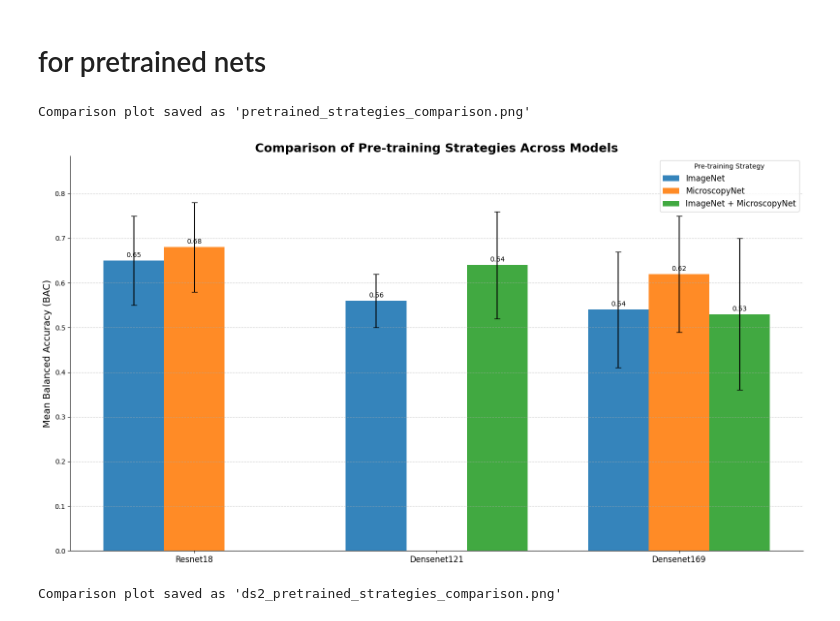
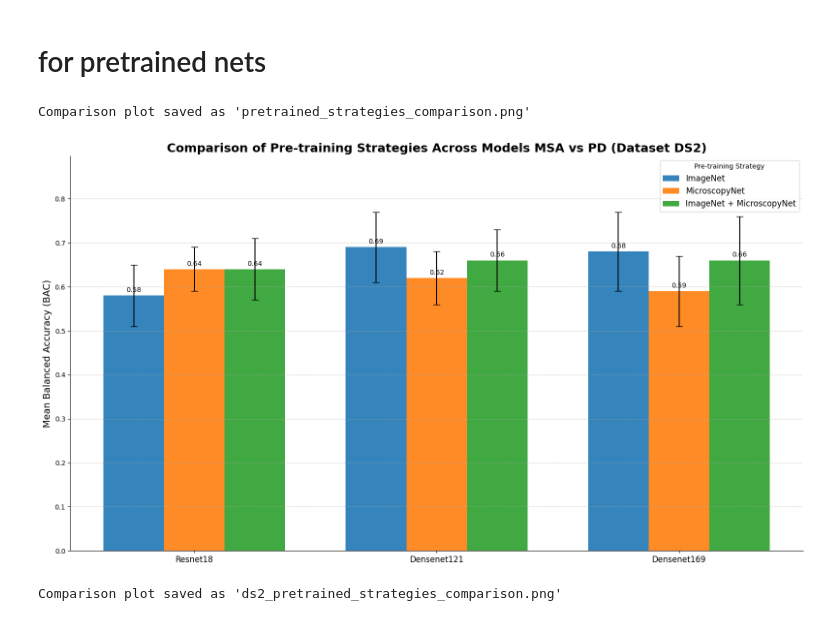
Before and after one commit to z4n0/MIND, a Jupyter notebook: notebooks/supervised_learning.ipynb, the cells around one changed output. Saved outputs shown, nothing was run; the diff lists cells and outputs as text; code cells hidden in the pictures.

```diff
--- a/notebooks/supervised_learning.ipynb
+++ b/notebooks/supervised_learning.ipynb
@@ -1889,24 +1907,27 @@ import numpy as np
 import pandas as pd
 
 # --- 1. DATA FROM THE PROVIDED TABLE ---
-# Data is structured in a dictionary for flexibility.
+# Data has been updated based on the table image provided.
 # Format: { 'model_name': { 'strategy': (mean, std), ... }, ... }
 
 data = {
     'Resnet18': {
-        'ImageNet': (0.65, 0.10), # Note: The table calls this 'imagenet-microscopynet', which seems like a typo given the others. I'll assume it's 'ImageNet' for clarity, but you can change the label.
-        'MicroscopyNet': (0.68, 0.10)
+        'ImageNet': (0.58, 0.07),
+        'ImageNet + MicroscopyNet': (0.64, 0.07),
+        'MicroscopyNet': (0.64, 0.05)
     },
     'Densenet121': {
-        'ImageNet': (0.56, 0.06),
-        'ImageNet + MicroscopyNet': (0.64, 0.12)
+        'ImageNet': (0.69, 0.08),
+        'ImageNet + MicroscopyNet': (0.66, 0.07),
+        'MicroscopyNet': (0.62, 0.06)
     },
     'Densenet169': {
-        'ImageNet': (0.54, 0.13),
-        'MicroscopyNet': (0.62, 0.13),
-        'ImageNet + MicroscopyNet': (0.53, 0.17),
+        'ImageNet': (0.68, 0.09),
+        'ImageNet + MicroscopyNet': (0.66, 0.10),
+        'MicroscopyNet': (0.59, 0.08),
     }
 }
+
 
 # Define all possible strategies and models to ensure consistent plotting order and colors
 models = ['Resnet18', 'Densenet121', 'Densenet169']
@@ -1935,54 +1956,54 @@ width = 0.25  # the width of the bars
 
 # Plot bars for each strategy
 rects1 = ax.bar(x - width, means[strategies[0]], width, label=strategies[0],
-                yerr=stds[strategies[0]], capsize=4, color=colors[strategies[0]], alpha=0.9)
+                yerr=stds[strategies[0]], capsize=5, color=colors[strategies[0]], alpha=0.9)
 rects2 = ax.bar(x, means[strategies[1]], width, label=strategies[1],
-                yerr=stds[strategies[1]], capsize=4, color=colors[strategies[1]], alpha=0.9)
+                yerr=stds[strategies[1]], capsize=5, color=colors[strategies[1]], alpha=0.9)
 rects3 = ax.bar(x + width, means[strategies[2]], width, label=strategies[2],
-                yerr=stds[strategies[2]], capsize=4, color=colors[strategies[2]], alpha=0.9)
+                yerr=stds[strategies[2]], capsize=5, color=colors[strategies[2]], alpha=0.9)
 
 
 # --- 4. ADD LABELS AND STYLING ---
 ax.set_ylabel('Mean Balanced Accuracy (BAC)', fontsize=14)
-ax.set_title('Comparison of Pre-training Strategies Across Models', fontsize=18, fontweight='bold')
+ax.set_title('Comparison of Pre-training Strategies Across Models MSA vs PD (Dataset DS2)', fontsize=18, fontweight='bold')
 ax.set_xticks(x)
 ax.set_xticklabels(models, fontsize=12)
 ax.legend(fontsize=12, title='Pre-training Strategy')
 
 # Set y-axis limit
-all_means = np.concatenate(list(means.values()))
-max_val = np.nanmax(all_means) if len(all_means) > 0 else 1.0
+all_means = np.concatenate([v for v in means.values()])
+max_val = np.nanmax(all_means) if len(all_means[~np.isnan(all_means)]) > 0 else 1.0
 ax.set_ylim(0, max_val * 1.3)
 
 # Function to add value labels on top of bars
 def add_value_labels(rects):
     for rect in rects:
         height = rect.get_height()
         if pd.notna(height):
             ax.annotate(f'{height:.2f}',
                         xy=(rect.get_x() + rect.get_width() / 2, height),
                         xytext=(0, 3),  # 3 points vertical offset
                         textcoords="offset points",
                         ha='center', va='bottom', fontsize=10)
 
 add_value_labels(rects1)
 add_value_labels(rects2)
 add_value_labels(rects3)
 
 # General layout improvements
 ax.grid(axis='y', linestyle='--', alpha=0.6)
 ax.spines['top'].set_visible(False)
 ax.spines['right'].set_visible(False)
 fig.tight_layout()
 
 
 # --- 5. SAVE AND SHOW THE PLOT ---
-plt.savefig("pretrained_strategies_comparison.png", dpi=300, bbox_inches='tight')
+plt.savefig("pretrained_DS1_MSA_vs_PD.png", dpi=300, bbox_inches='tight')
 print("Comparison plot saved as 'pretrained_strategies_comparison.png'")
 plt.show()
 # %% [output]
 Comparison plot saved as 'pretrained_strategies_comparison.png'
-[figure, old version]
+[figure, new version]
 # %%
 import matplotlib.pyplot as plt
 import numpy as np
```
Also changed, not shown: parts of 4 cells of this notebook, 19 other files.
